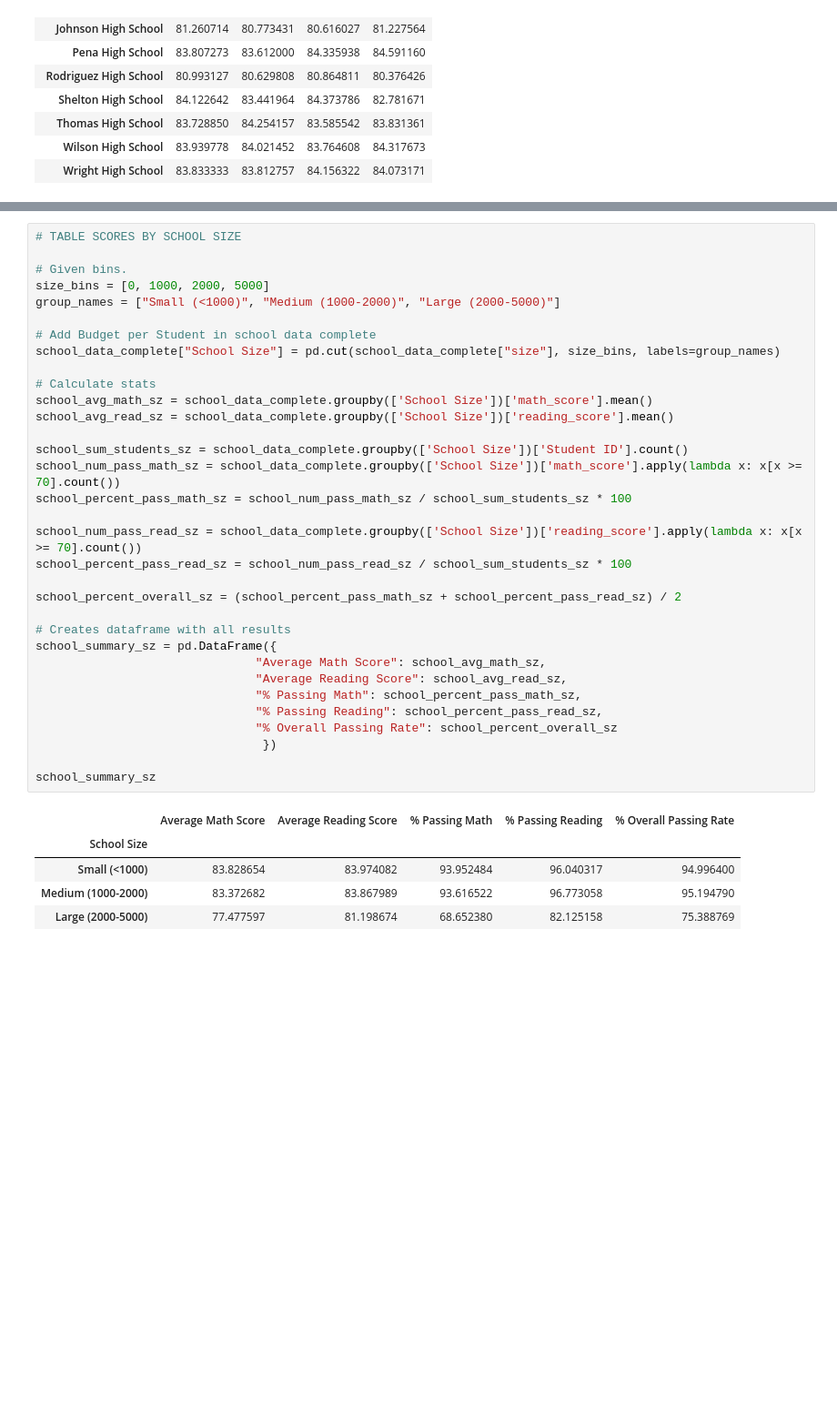
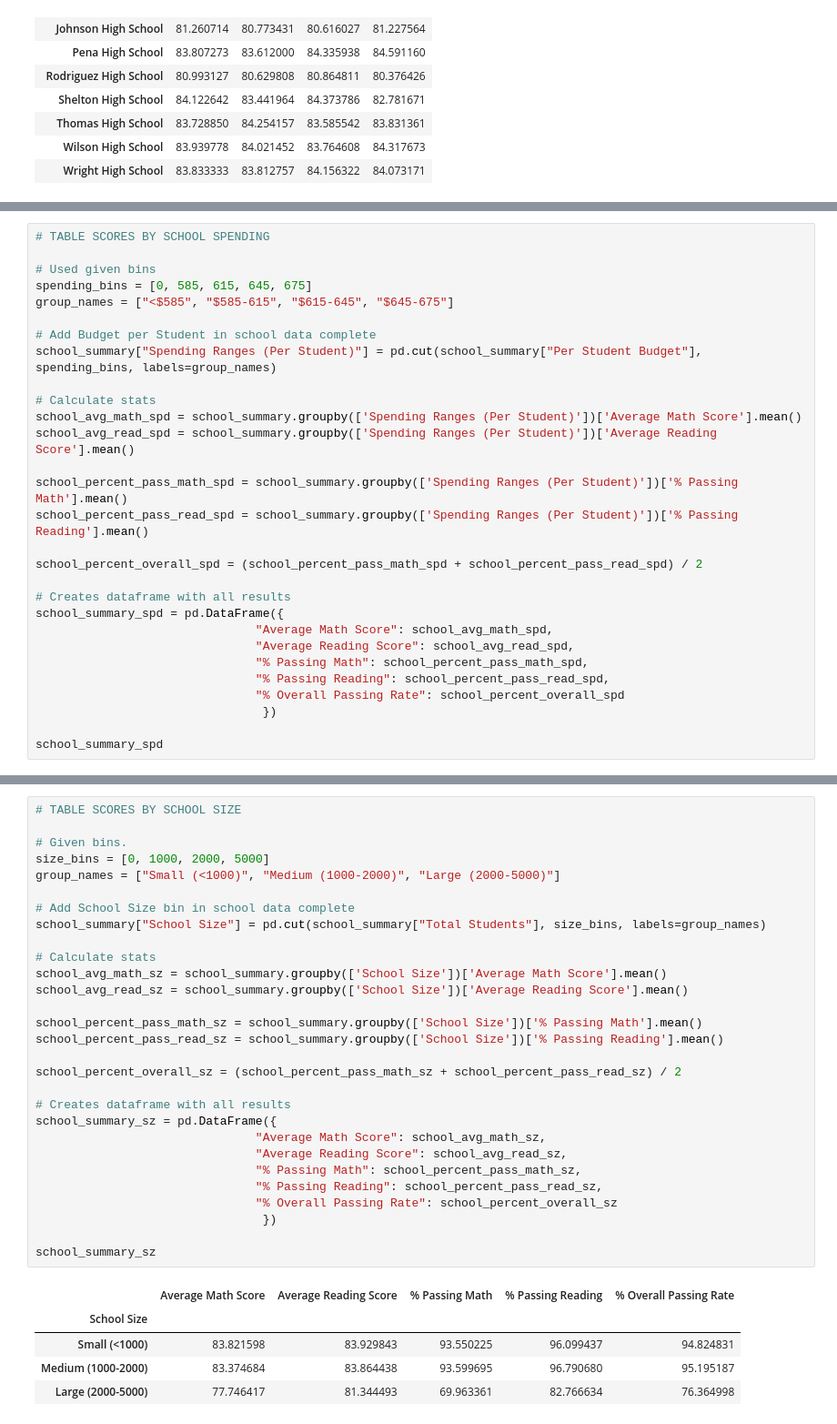
Before and after one commit to dialsilv/pandas-challenge, a Jupyter notebook: PyCitySchools/PyCitySchools.ipynb, the cells around one changed output, grey strips where cells are left out. Shown: that part at 91% size. Cells and saved outputs as stored; diff of their text form; blank space fills up the shorter version.

```diff
--- a/PyCitySchools/PyCitySchools.ipynb
+++ b/PyCitySchools/PyCitySchools.ipynb
@@ -316,0 +310,29 @@ school_summary_spd
+# %%
+# TABLE SCORES BY SCHOOL SPENDING
+
+# Used given bins
+spending_bins = [0, 585, 615, 645, 675]
+group_names = ["<$585", "$585-615", "$615-645", "$645-675"]
+
+# Add Budget per Student in school data complete
+school_summary["Spending Ranges (Per Student)"] = pd.cut(school_summary["Per Student Budget"], spending_bins, labels=group_names)
+
+# Calculate stats
+school_avg_math_spd = school_summary.groupby(['Spending Ranges (Per Student)'])['Average Math Score'].mean()
+school_avg_read_spd = school_summary.groupby(['Spending Ranges (Per Student)'])['Average Reading Score'].mean()
+
+school_percent_pass_math_spd = school_summary.groupby(['Spending Ranges (Per Student)'])['% Passing Math'].mean()
+school_percent_pass_read_spd = school_summary.groupby(['Spending Ranges (Per Student)'])['% Passing Reading'].mean()
+
+school_percent_overall_spd = (school_percent_pass_math_spd + school_percent_pass_read_spd) / 2
+
+# Creates dataframe with all results
+school_summary_spd = pd.DataFrame({
+                               "Average Math Score": school_avg_math_spd,
+                               "Average Reading Score": school_avg_read_spd,
+                               "% Passing Math": school_percent_pass_math_spd,
+                               "% Passing Reading": school_percent_pass_read_spd,
+                               "% Overall Passing Rate": school_percent_overall_spd
+                                })
+
+school_summary_spd
@@ -317,39 +346,35 @@ school_summary_spd
 # %%
 # TABLE SCORES BY SCHOOL SIZE
 
 # Given bins.
 size_bins = [0, 1000, 2000, 5000]
 group_names = ["Small (<1000)", "Medium (1000-2000)", "Large (2000-5000)"]
 
-# Add Budget per Student in school data complete
-school_data_complete["School Size"] = pd.cut(school_data_complete["size"], size_bins, labels=group_names)
+# Add School Size bin in school data complete
+school_summary["School Size"] = pd.cut(school_summary["Total Students"], size_bins, labels=group_names)
 
 # Calculate stats
-school_avg_math_sz = school_data_complete.groupby(['School Size'])['math_score'].mean()
-school_avg_read_sz = school_data_complete.groupby(['School Size'])['reading_score'].mean()
+school_avg_math_sz = school_summary.groupby(['School Size'])['Average Math Score'].mean()
+school_avg_read_sz = school_summary.groupby(['School Size'])['Average Reading Score'].mean()
 
-school_sum_students_sz = school_data_complete.groupby(['School Size'])['Student ID'].count()
-school_num_pass_math_sz = school_data_complete.groupby(['School Size'])['math_score'].apply(lambda x: x[x >= 70].count())
-school_percent_pass_math_sz = school_num_pass_math_sz / school_sum_students_sz * 100
-
-school_num_pass_read_sz = school_data_complete.groupby(['School Size'])['reading_score'].apply(lambda x: x[x >= 70].count())
-school_percent_pass_read_sz = school_num_pass_read_sz / school_sum_students_sz * 100
+school_percent_pass_math_sz = school_summary.groupby(['School Size'])['% Passing Math'].mean()
+school_percent_pass_read_sz = school_summary.groupby(['School Size'])['% Passing Reading'].mean()
 
 school_percent_overall_sz = (school_percent_pass_math_sz + school_percent_pass_read_sz) / 2
 
 # Creates dataframe with all results
 school_summary_sz = pd.DataFrame({
                                "Average Math Score": school_avg_math_sz,
                                "Average Reading Score": school_avg_read_sz,
                                "% Passing Math": school_percent_pass_math_sz,
                                "% Passing Reading": school_percent_pass_read_sz,
                                "% Overall Passing Rate": school_percent_overall_sz
                                 })
 
 school_summary_sz
 # %% [output]
 |  | Average Math Score | Average Reading Score | % Passing Math | % Passing Reading | % Overall Passing Rate |
 | School Size |  |  |  |  |  |
-| Small (<1000) | 83.828654 | 83.974082 | 93.952484 | 96.040317 | 94.996400 |
-| Medium (1000-2000) | 83.372682 | 83.867989 | 93.616522 | 96.773058 | 95.194790 |
-| Large (2000-5000) | 77.477597 | 81.198674 | 68.652380 | 82.125158 | 75.388769 |
+| Small (<1000) | 83.821598 | 83.929843 | 93.550225 | 96.099437 | 94.824831 |
+| Medium (1000-2000) | 83.374684 | 83.864438 | 93.599695 | 96.790680 | 95.195187 |
+| Large (2000-5000) | 77.746417 | 81.344493 | 69.963361 | 82.766634 | 76.364998 |
```
Also changed, not shown: parts of 13 cells of this notebook.
